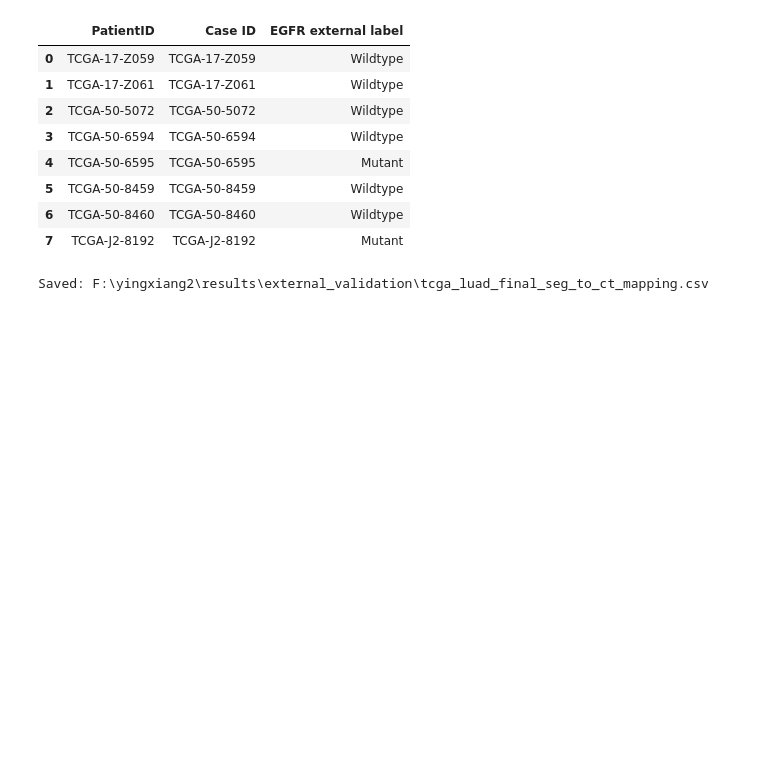
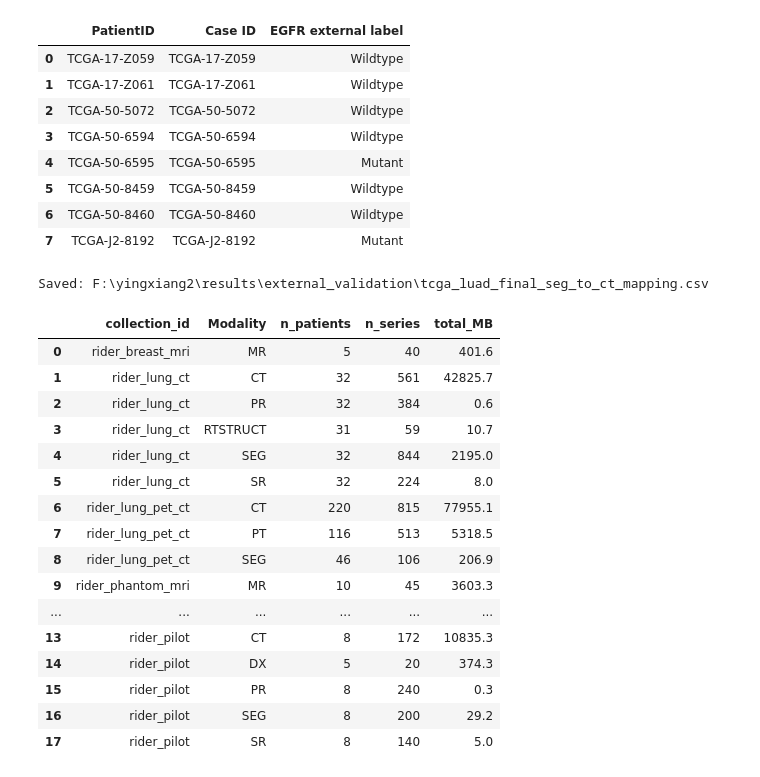
Before and after one commit to gmail2580369-del/lung2-egfr-radiomics, a Jupyter notebook: notebooks/03_modeling_nested_cv.ipynb, the cells around one changed output. Cells and saved outputs as stored; diff of their text form; code cells hidden in the pictures; blank space fills up the shorter version.

```diff
--- a/notebooks/03_modeling_nested_cv.ipynb
+++ b/notebooks/03_modeling_nested_cv.ipynb
@@ -6638,3 +6638,40 @@ all_seg_ct_matches.to_csv(
 print("Saved:", FINAL_MAPPING_OUTPUT)
 # %% [output]
 Saved: F:\yingxiang2\results\external_validation\tcga_luad_final_seg_to_ct_mapping.csv
+# %%
+from idc_index import index
+
+client = index.IDCClient()
+
+rider_check = client.sql_query("""
+SELECT
+    collection_id,
+    Modality,
+    COUNT(DISTINCT PatientID) AS n_patients,
+    COUNT(DISTINCT SeriesInstanceUID) AS n_series,
+    ROUND(SUM(series_size_MB), 1) AS total_MB
+FROM index
+WHERE LOWER(collection_id) LIKE '%rider%'
+GROUP BY collection_id, Modality
+ORDER BY collection_id, Modality
+""")
+
+display(rider_check)
+# %% [output]
+|  | collection_id | Modality | n_patients | n_series | total_MB |
+| 0 | rider_breast_mri | MR | 5 | 40 | 401.6 |
+| 1 | rider_lung_ct | CT | 32 | 561 | 42825.7 |
+| 2 | rider_lung_ct | PR | 32 | 384 | 0.6 |
+| 3 | rider_lung_ct | RTSTRUCT | 31 | 59 | 10.7 |
+| 4 | rider_lung_ct | SEG | 32 | 844 | 2195.0 |
+| 5 | rider_lung_ct | SR | 32 | 224 | 8.0 |
+| 6 | rider_lung_pet_ct | CT | 220 | 815 | 77955.1 |
+| 7 | rider_lung_pet_ct | PT | 116 | 513 | 5318.5 |
+| 8 | rider_lung_pet_ct | SEG | 46 | 106 | 206.9 |
+| 9 | rider_phantom_mri | MR | 10 | 45 | 3603.3 |
+| ... | ... | ... | ... | ... | ... |
+| 13 | rider_pilot | CT | 8 | 172 | 10835.3 |
+| 14 | rider_pilot | DX | 5 | 20 | 374.3 |
+| 15 | rider_pilot | PR | 8 | 240 | 0.3 |
+| 16 | rider_pilot | SEG | 8 | 200 | 29.2 |
+| 17 | rider_pilot | SR | 8 | 140 | 5.0 |
```
Also changed, not shown: parts of 40 cells of this notebook, 1 other file.
